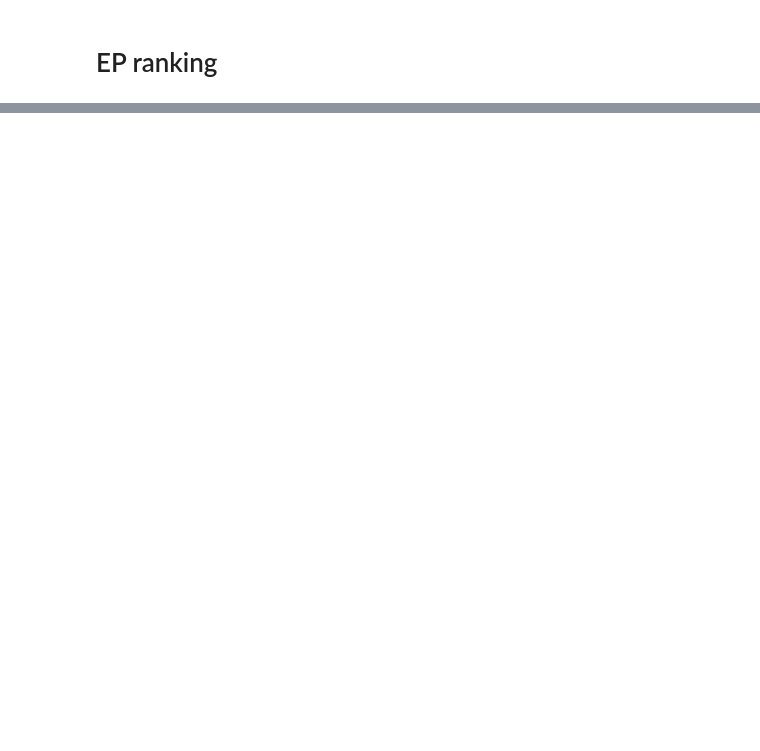
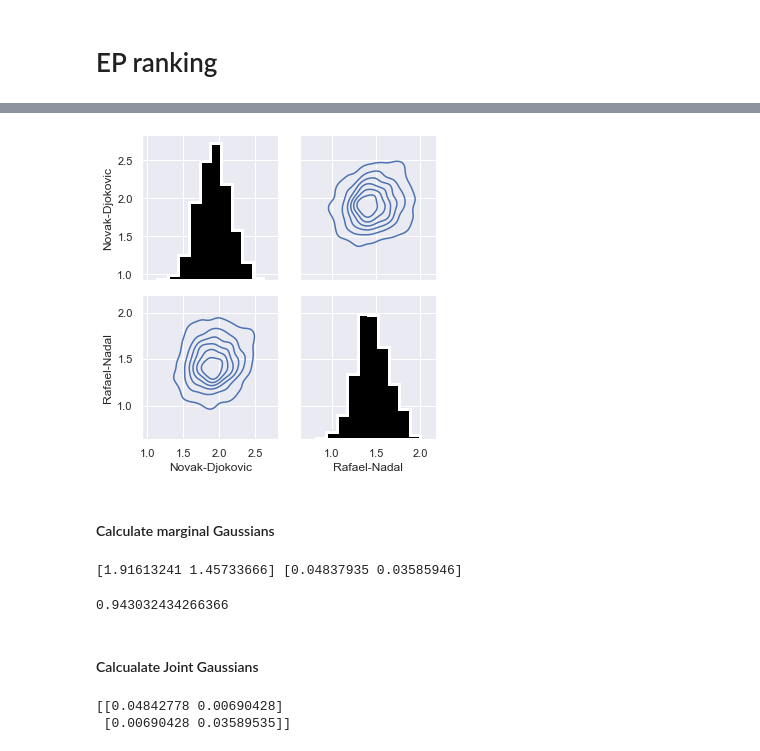
Before and after one commit to lbligh/lzb23_4f13_cw2, a Jupyter notebook: coursework2.ipynb, the cells around one changed output, grey strips where cells are left out. Saved outputs shown, nothing was run; the diff lists cells and outputs as text; code cells hidden in the pictures; blank space fills up the shorter version.

```diff
--- a/coursework2.ipynb
+++ b/coursework2.ipynb
@@ -83,0 +150,15 @@ mean_player_skills, precision_player_skills = eprank(G, M, num_iters)
+# %%
+# Get top 4 players (by ATP) player IDs
+top_4_atp = ["Novak-Djokovic", "Rafael-Nadal", "Roger-Federer", "Andy-Murray"]
+top_4_atp_ids = []
+for name in top_4_atp:
+    top_4_atp_ids.append(int(np.argwhere(W[:, 0] == name)))
+print(top_4_atp_ids)
+top_4_atp_ids = np.array(top_4_atp_ids)
+
+djok_nadal = ["Novak-Djokovic", "Rafael-Nadal"]
+djok_nadal_ids = []
+for name in djok_nadal:
+    djok_nadal_ids.append(int(np.argwhere(W[:, 0] == name)))
+print(djok_nadal_ids)
+djok_nadal_ids = np.array(djok_nadal_ids)
@@ -83,0 +202,3 @@ mean_player_skills, precision_player_skills = eprank(G, M, num_iters)
+# %%
+skill_samples_burned_in = skill_samples[:, 100:]
+print(skill_samples_burned_in.shape)
@@ -83,0 +207,4 @@ mean_player_skills, precision_player_skills = eprank(G, M, num_iters)
+# %%
+skill_samples_df = pd.DataFrame(
+    {W[i, 0]: skill_samples_burned_in[i] for i in range(W.shape[0])}
+)
@@ -83,0 +222,41 @@ mean_player_skills, precision_player_skills = eprank(G, M, num_iters)
+# %%
+with sns.axes_style("darkgrid"):
+    g = sns.PairGrid(skill_samples_df[djok_nadal], palette="pastel")
+    g.map_diag(plt.hist, linewidth=3, histtype="stepfilled", color="black")
+    g.map_offdiag(sns.kdeplot, n_levels=7)
+#     g.map_offdiag(plt.scatter, marker='+', alpha=0.5, color=sns.color_palette('pastel', 2)[0]);
+# plt.savefig(
+#     "plots/pair-grid-top4-atp-gibbs-samples.eps",
+#     format="eps",
+#     dpi=200,
+#     bbox_inches="tight",
+# )
+# %% [output]
+[figure, added]
+# %% [markdown]
+#### Calculate marginal Gaussians
+# %%
+marginal_skill_means = np.mean(skill_samples_burned_in[[15, 0], :], axis=1)
+marginal_skill_vars = np.var(skill_samples_burned_in[[15, 0], :], axis=1)
+print(marginal_skill_means, marginal_skill_vars)
+# %% [output]
+[1.91613241 1.45733666] [0.04837935 0.03585946]
+# %%
+# Probability Djokovic's skill is higher
+prob_skill_higher = 1.0 - norm.cdf(
+    0,
+    marginal_skill_means[0] - marginal_skill_means[1],
+    (marginal_skill_vars.sum()) ** 0.5,
+)
+print(prob_skill_higher)
+# %% [output]
+0.943032434266366
+# %% [markdown]
+#### Calcualate Joint Gaussians
+# %%
+mean = np.mean(skill_samples_burned_in[[15, 0], :], axis=1)
+cov = np.cov(skill_samples_burned_in[[15, 0], :], rowvar=1)
+print(cov)
+# %% [output]
+[[0.04842778 0.00690428]
+ [0.00690428 0.03589535]]
```
Also changed, not shown: parts of 29 cells of this notebook, 2 other files.
